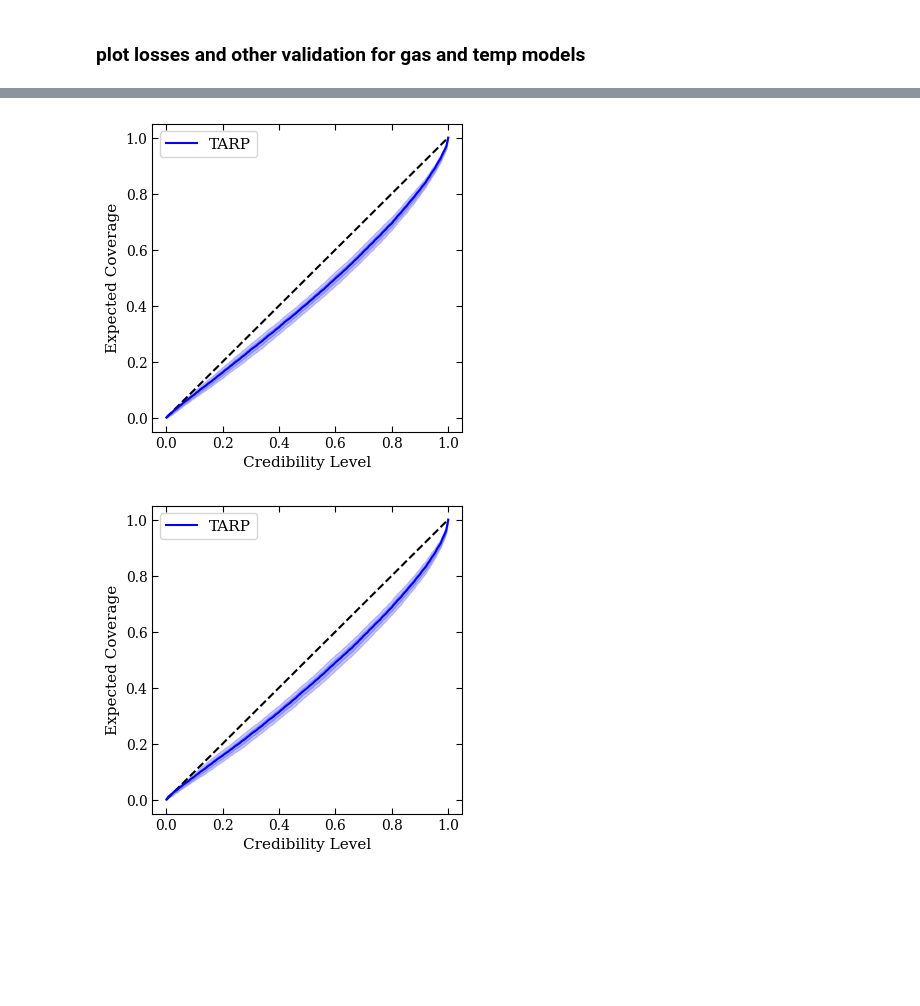
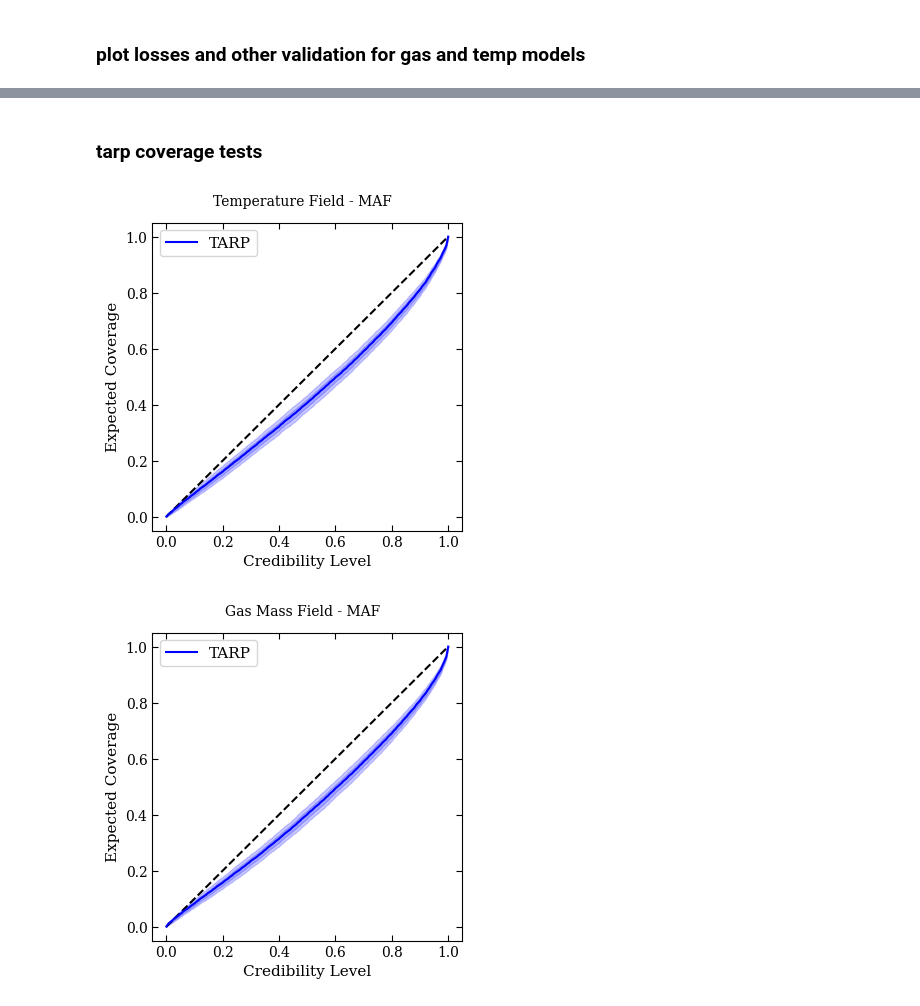
Before and after one commit to fred144/STCS6701, a Jupyter notebook: final/final.ipynb, the cells around one changed output, grey strips where cells are left out. Cells and saved outputs as stored; diff of their text form; code cells hidden in the pictures; blank space fills up the shorter version.

```diff
--- a/final/final.ipynb
+++ b/final/final.ipynb
@@ -683,26 +778,34 @@ plt.show()
+# %% [markdown]
+### tarp coverage tests
 # %%
 # now, do tarp lotting
 metric_maf = PosteriorCoverage(
     num_samples=500, sample_method="direct", labels=labels, plot_list=["tarp"]
 )
-fig = metric_maf(
+fig_temp_maf = metric_maf(
     posterior=posterior_ensemble_temp,
     x=x_temp_test,
     theta=theta_test,
+)
+fig_temp_maf[0].text(
+    0.5, 0.95, "Temperature Field - MAF", ha="center", va="top", fontsize=10
 )
 plt.savefig(
     "./maf_temp_TARP.png",
     bbox_inches="tight",
     dpi=300,
     pad_inches=0.1,
 )
 # %% [output]
-[figure, old version]
+[figure, new version]
 # %%
-fig = metric_maf(
+fig_gas_mass_maf = metric_maf(
     posterior=posterior_ensemble_gas_mass,
     x=x_gas_mass_test,
     theta=theta_test,
+)
+fig_gas_mass_maf[0].text(
+    0.5, 0.95, "Gas Mass Field - MAF", ha="center", va="top", fontsize=10
 )
 plt.savefig(
     "./maf_gas_mass_TARP.png",
@@ -711,4 +814,4 @@ plt.savefig(
     pad_inches=0.1,
 )
 # %% [output]
-[figure, old version]
+[figure, new version]
```
Also changed, not shown: parts of 13 cells of this notebook, 13 other files.
